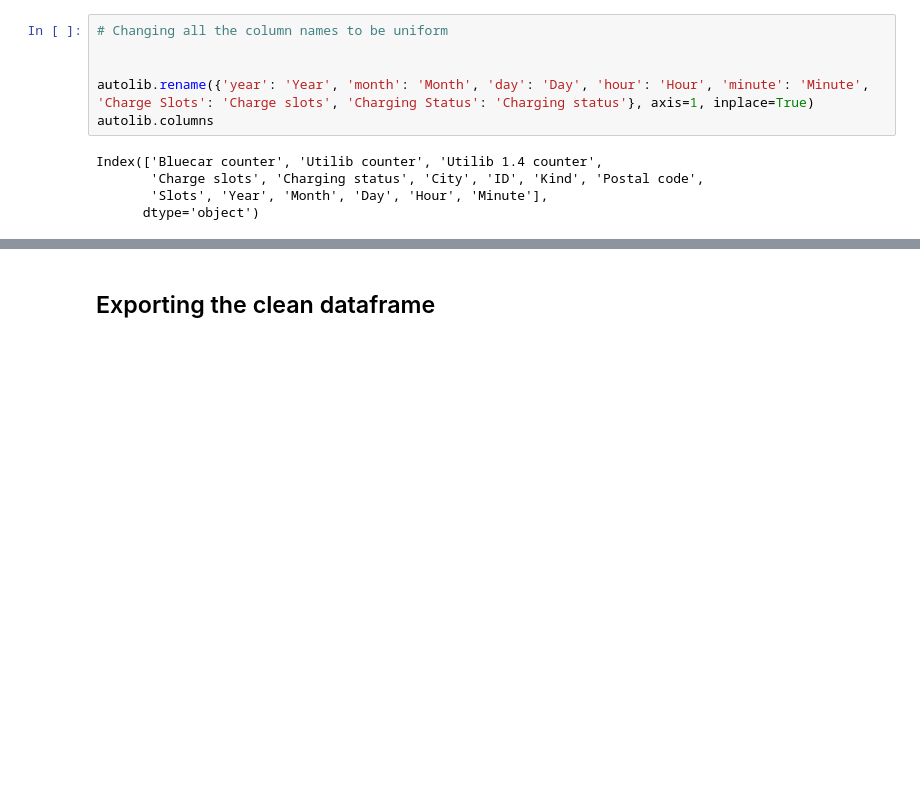
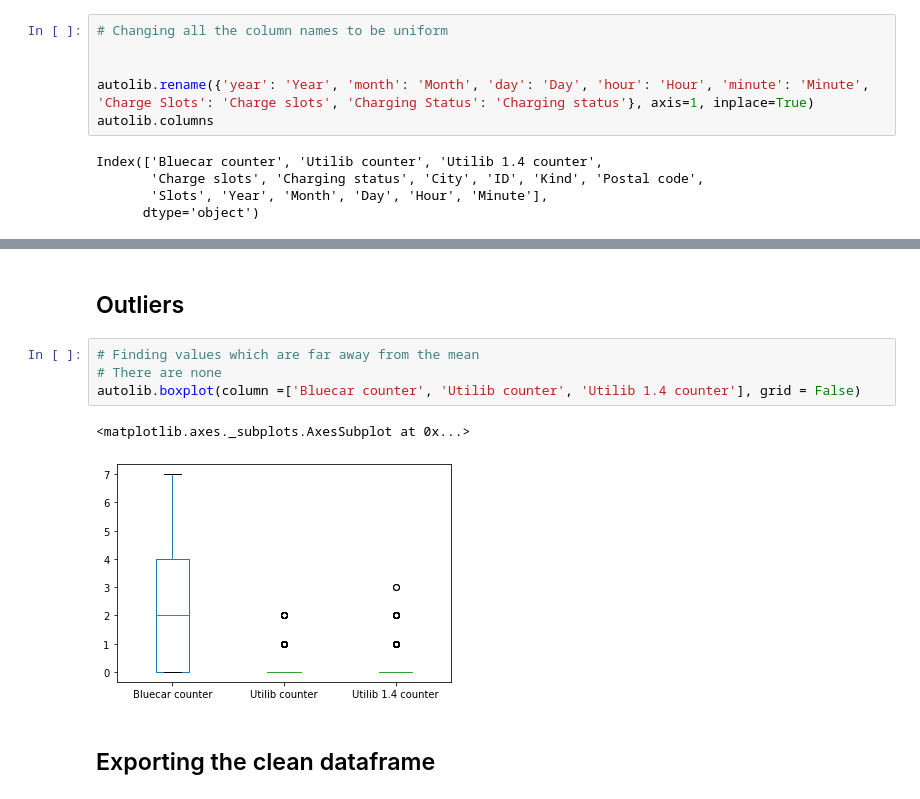
Before and after one commit to Denise143/W4-IPs, a Jupyter notebook: Moringa_Data_Science_Prep_W4_Independent_Project_2021_02_Denise_Mbugua_Python_Notebook.ipynb, the cells around one changed output, grey strips where cells are left out. Saved outputs shown, nothing was run; the diff lists cells and outputs as text; blank space fills up the shorter version.

```diff
--- a/Moringa_Data_Science_Prep_W4_Independent_Project_2021_02_Denise_Mbugua_Python_Notebook.ipynb
+++ b/Moringa_Data_Science_Prep_W4_Independent_Project_2021_02_Denise_Mbugua_Python_Notebook.ipynb
@@ -296,6 +296,15 @@ autolib.head()
 | 2 | 3 | 0 | 2 | 0 | operational | Le Bourget | lebourget_johnfitzgeraldkennedy_2 | ... |
 | 3 | 3 | 1 | 0 | 1 | operational | Paris | paris_eugeneoudine_51 | ... |
 | 4 | 3 | 0 | 0 | 0 | nonexistent | Paris | paris_portedechamperret_6 | ... |
+# %% [markdown]
+## Outliers
+# %%
+# Finding values which are far away from the mean
+# There are none
+autolib.boxplot(column =['Bluecar counter', 'Utilib counter', 'Utilib 1.4 counter'], grid = False)
+# %% [output]
+<matplotlib.axes._subplots.AxesSubplot at 0x...>
+[figure, added]
 # %% [markdown]
 ## Exporting the clean dataframe
 # %%
```
